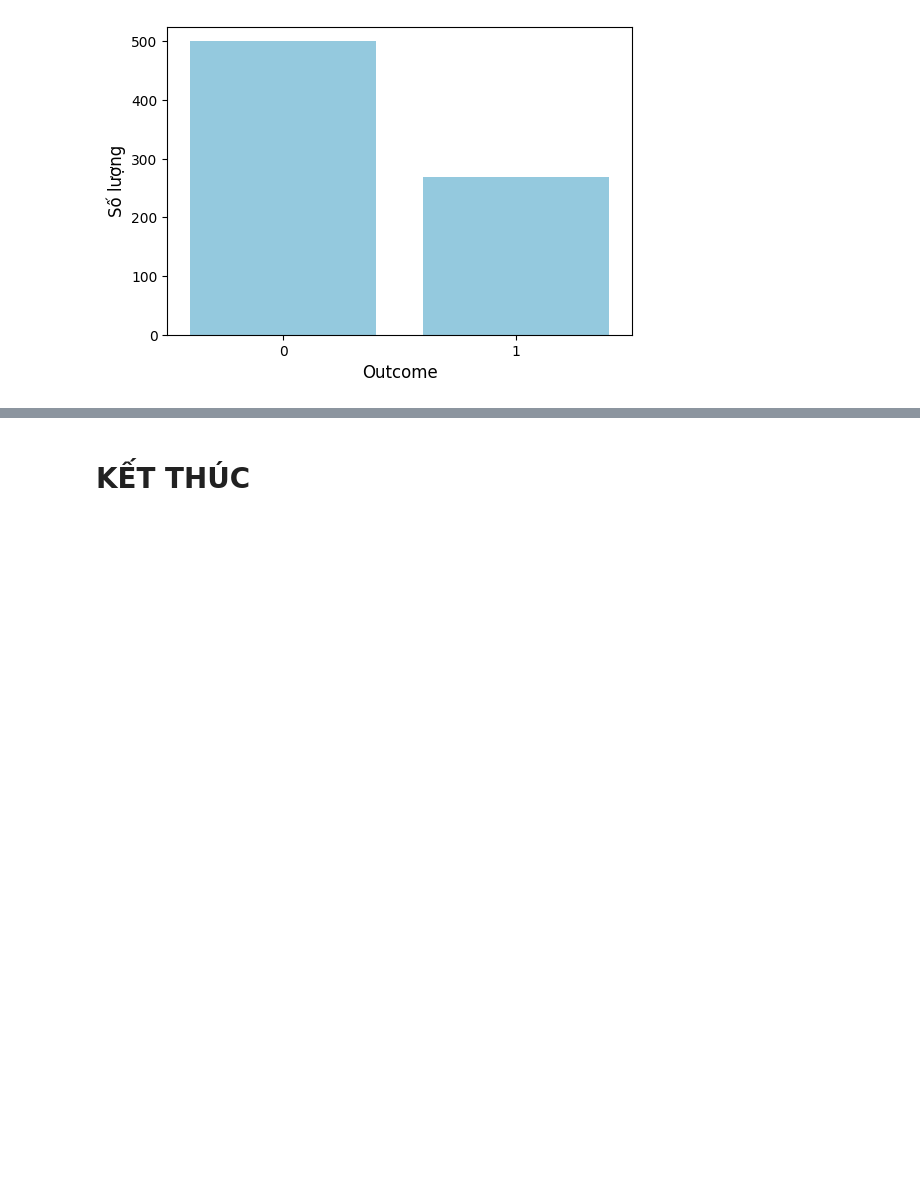
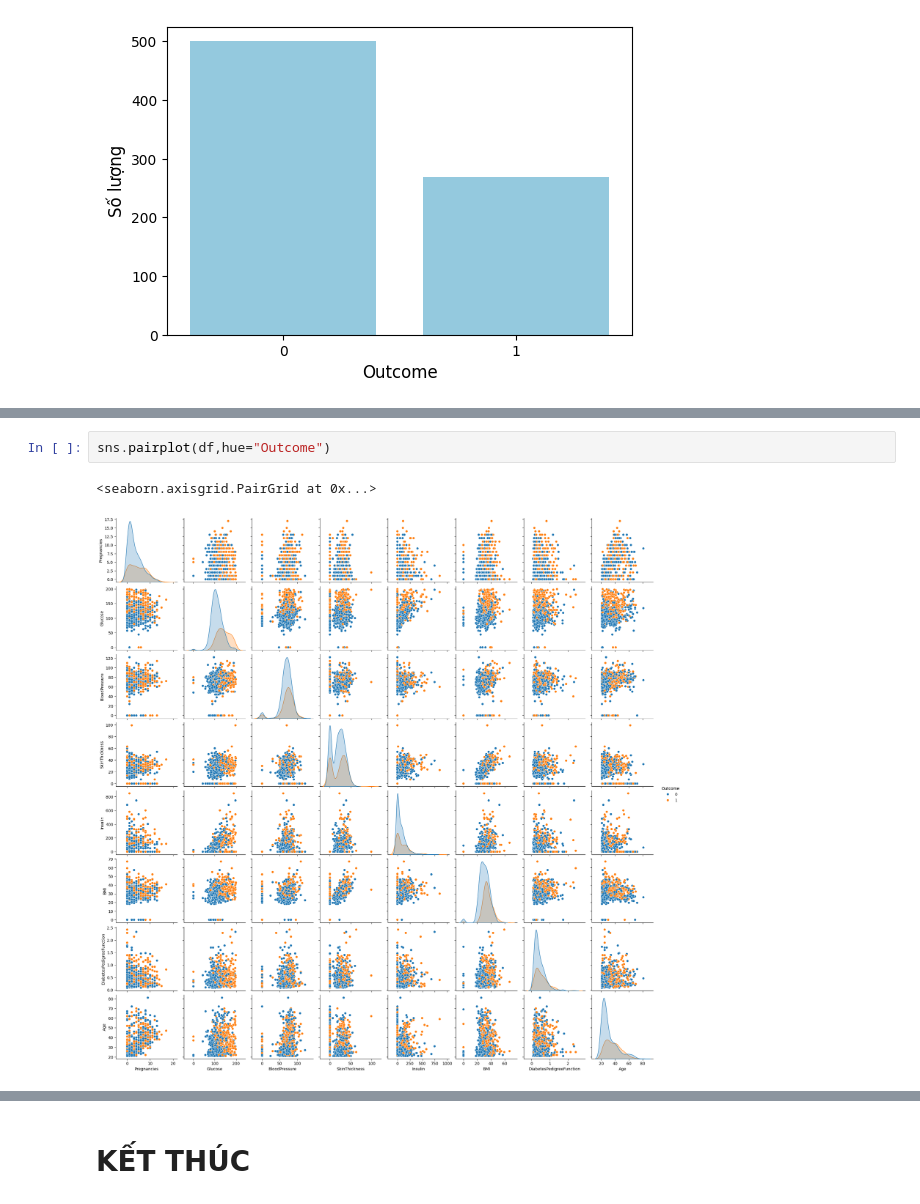
Before and after one commit to kvan185/demo_data_analytics, a Jupyter notebook: lesson3/Lab3.ipynb, the cells around one changed output, grey strips where cells are left out. Drawn from its saved outputs; the diff is of its cells as text; blank space fills up the shorter version.

```diff
--- a/lesson3/Lab3.ipynb
+++ b/lesson3/Lab3.ipynb
@@ -227,0 +237,5 @@ plt.show()
+# %%
+sns.pairplot(df,hue="Outcome")
+# %% [output]
+<seaborn.axisgrid.PairGrid at 0x...>
+[figure, added]
```
Also changed, not shown: parts of 11 cells of this notebook.
